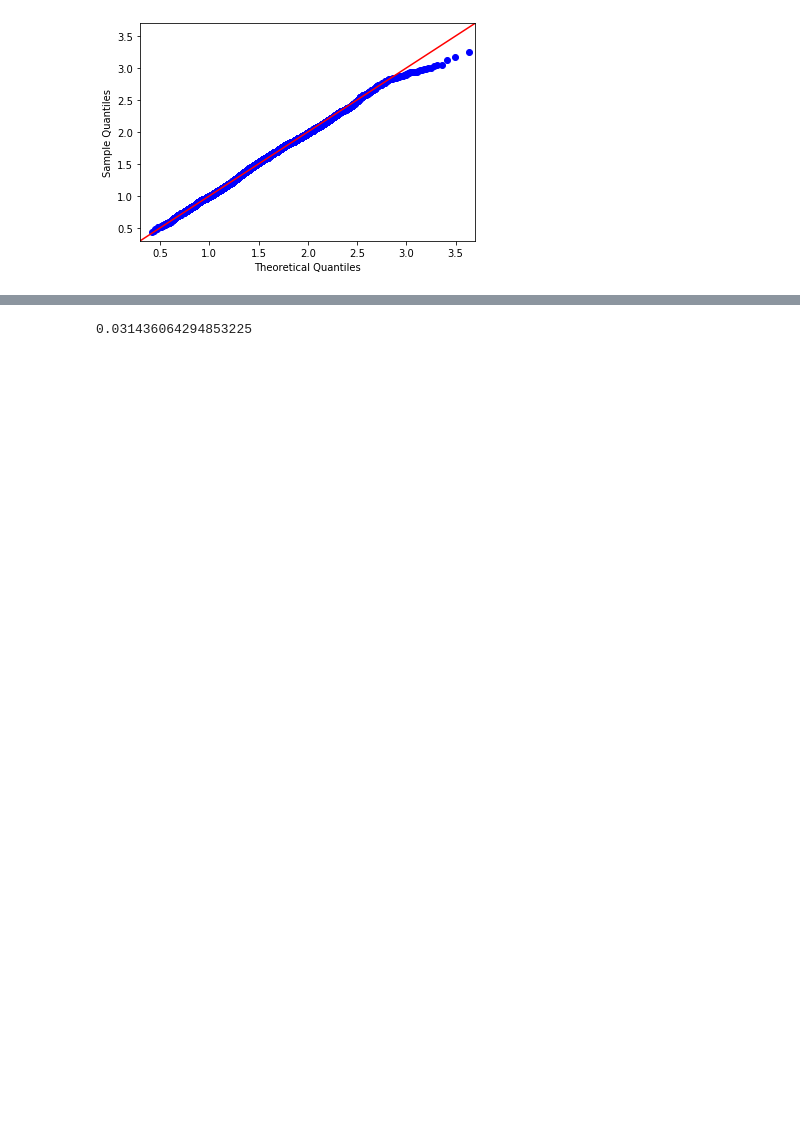
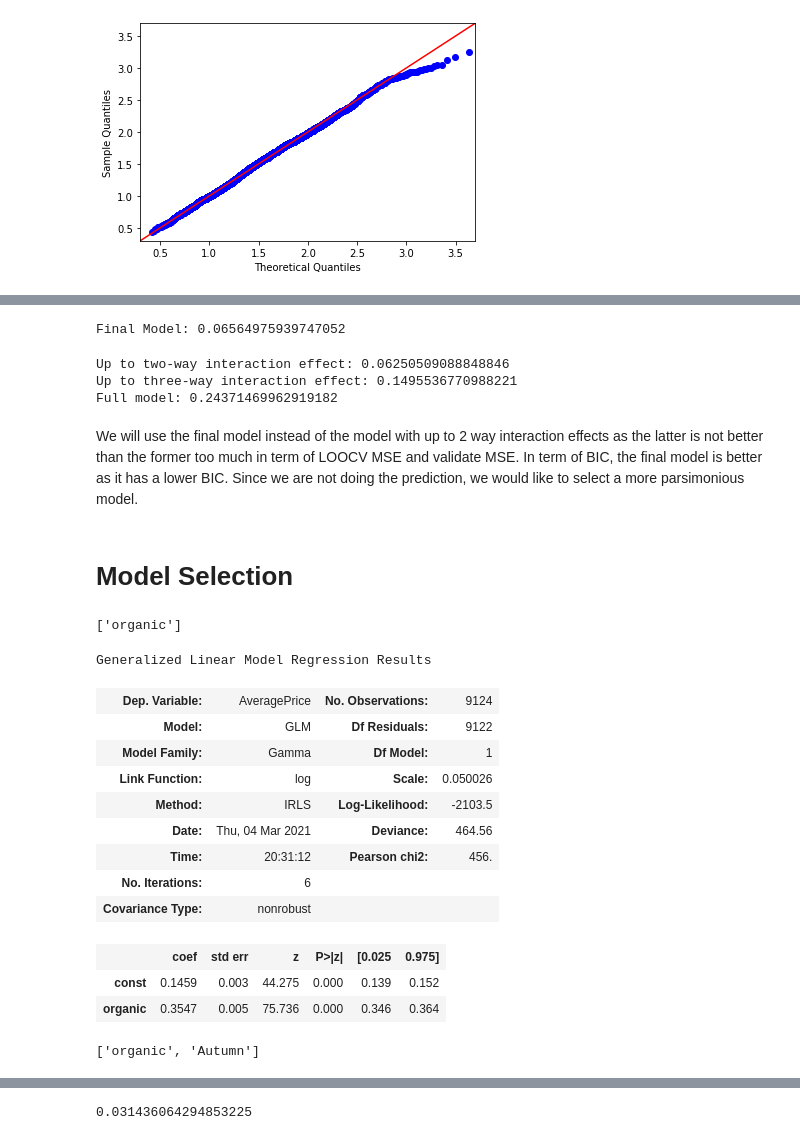
Before and after one commit to SmilesTigeR/statistical-analysis, a Jupyter notebook: Notebook/Avocado/Avocado_GLM.ipynb, the cells around one changed output, grey strips where cells are left out. Cells and saved outputs as stored; diff of their text form; code cells hidden in the pictures; blank space fills up the shorter version.

```diff
--- a/Notebook/Avocado/Avocado_GLM.ipynb
+++ b/Notebook/Avocado/Avocado_GLM.ipynb
@@ -60,4 +253,4 @@ plt.show()
 # %%
-train, test = train_test_split(data, test_size = 0.2, random_state = 0)
+train, test = train_test_split(data, test_size = 0.25, random_state = 0)
 train.shape, test.shape
 # %% [output]
@@ -65,4 +258,4 @@ train.shape, test.shape
 # %%
-train, validate = train_test_split(train, test_size = 0.3, random_state = 0)
+train, validate = train_test_split(train, test_size = 1/3, random_state = 0)
 train.shape, validate.shape
 # %% [output]
@@ -338,6 +532,0 @@ full_model.deviance/(full_model_dispersion * full_model.df_resid)
-# %%
-xb = sm.add_constant(X).values @ full_model.params.values
-
-plt.scatter(xb, full_model.resid_deviance)
-plt.show()
-# No pattern
@@ -588,0 +799,44 @@ Full model: 2.049334336317489
+# %%
+# Faster computation compare to k-fold cv
+print('Final Model:', LOOCV(final_model, y, final_model_dispersion))
+# %% [output]
+Final Model: 0.06564975939747052
+# %%
+print('Up to two-way interaction effect:', LOOCV(reduced_3_way_model, y, reduced_3_way_model_dispersion))
+print('Up to three-way interaction effect:', LOOCV(reduced_4_way_model, y, reduced_4_way_model_dispersion))
+print('Full model:', LOOCV(full_model, y, full_model_dispersion))
+# %% [output]
+Up to two-way interaction effect: 0.06250509088848846
+Up to three-way interaction effect: 0.1495536770988221
+Full model: 0.24371469962919182
+# %% [markdown]
+We will use the final model instead of the model with up to 2 way interaction effects as the latter is not better than the former too much in term of LOOCV MSE and validate MSE. In term of BIC, the final model is better as it has a lower BIC. Since we are not doing the prediction, we would like to select a more parsimonious model.
+# %% [markdown]
+# Model Selection
+# %%
+forward_features = Forward_Selection(X.drop(reduced_4_way + reduced_3_way + reduced_2_way, axis = 1), y)
+forward_features
+# %% [output]
+['organic']
+# %%
+forward_model = sm.GLM(y, sm.add_constant(X[forward_features]), sm.families.Gamma(link = sm.families.links.log())).fit()
+forward_model.summary()
+# %% [output]
+Generalized Linear Model Regression Results
+| Dep. Variable: | AveragePrice | No. Observations: | 9124 |
+| Model: | GLM | Df Residuals: | 9122 |
+| Model Family: | Gamma | Df Model: | 1 |
+| Link Function: | log | Scale: | 0.050026 |
+| Method: | IRLS | Log-Likelihood: | -2103.5 |
+| Date: | Thu, 04 Mar 2021 | Deviance: | 464.56 |
+| Time: | 20:31:12 | Pearson chi2: | 456. |
+| No. Iterations: | 6 |  |  |
+| Covariance Type: | nonrobust |  |  |
+|  | coef | std err | z | P>|z| | [0.025 | 0.975] |
+| const | 0.1459 | 0.003 | 44.275 | 0.000 | 0.139 | 0.152 |
+| organic | 0.3547 | 0.005 | 75.736 | 0.000 | 0.346 | 0.364 |
+# %%
+backward_features = Backward_Elimination(X.drop(reduced_4_way + reduced_3_way + reduced_2_way, axis = 1), y)
+backward_features
+# %% [output]
+['organic', 'Autumn']
```
Also changed, not shown: parts of 60 cells of this notebook.
